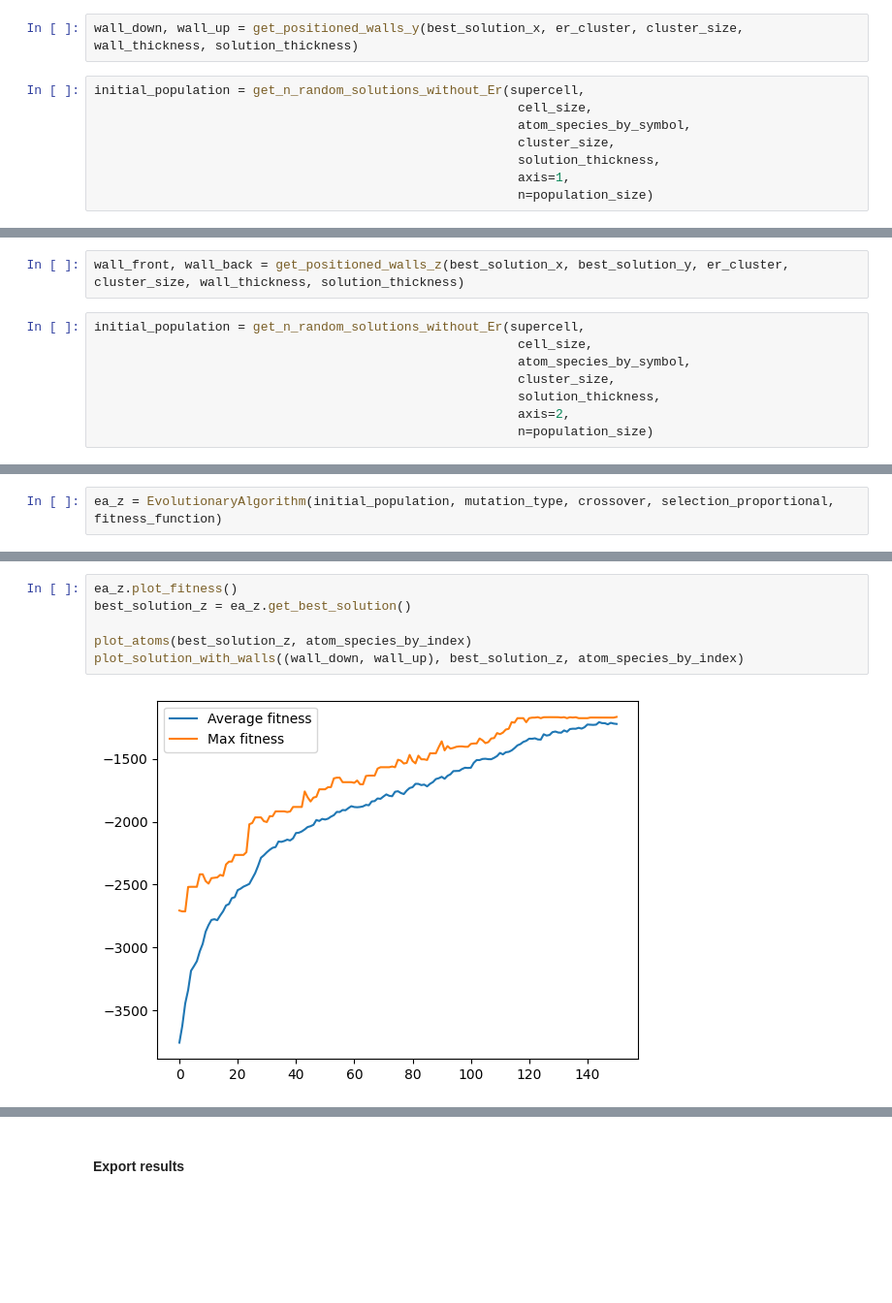
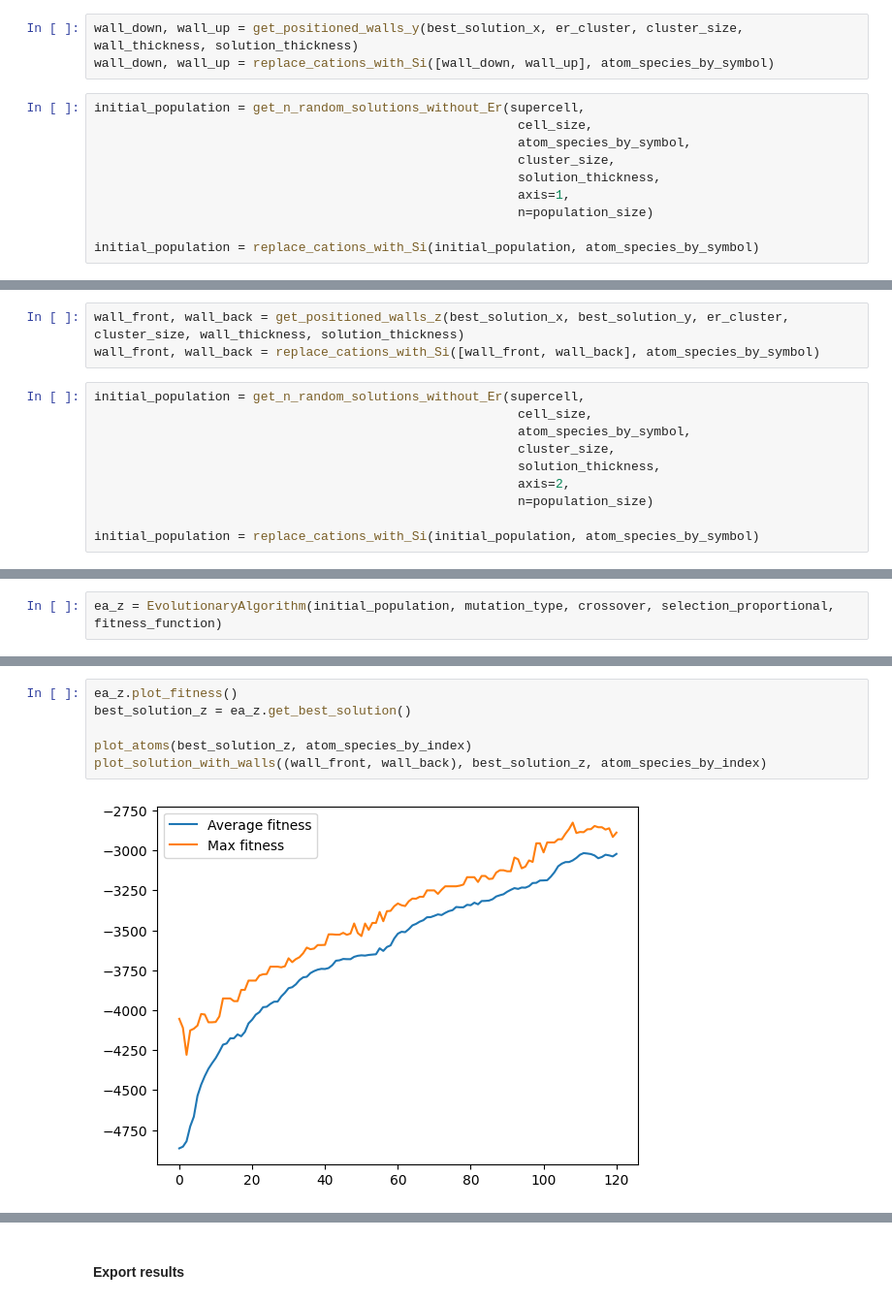
Before and after one commit to tyrrr-aj/glass-cluster, a Jupyter notebook: glass-evolution.ipynb, the cells around one changed output, grey strips where cells are left out. Shown: that part at 97% size. Cells and saved outputs as stored; diff of their text form; blank space fills up the shorter version.

```diff
--- a/glass-evolution.ipynb
+++ b/glass-evolution.ipynb
@@ -729,6 +962,7 @@ plot_solution_with_walls((wall_left, wall_right), best_solution_x, atom_species_
 ####  Y-axis
 # %%
 wall_down, wall_up = get_positioned_walls_y(best_solution_x, er_cluster, cluster_size, wall_thickness, solution_thickness)
+wall_down, wall_up = replace_cations_with_Si([wall_down, wall_up], atom_species_by_symbol)
 # %%
 initial_population = get_n_random_solutions_without_Er(supercell,
                                                         cell_size,
@@ -737,6 +971,8 @@ initial_population = get_n_random_solutions_without_Er(supercell,
                                                         solution_thickness,
                                                         axis=1,
                                                         n=population_size)
+
+initial_population = replace_cations_with_Si(initial_population, atom_species_by_symbol)
 # %%
 mutation_type = lambda offspring: random_mutation(mutation_probabilities, offspring, cluster_size, solution_thickness, atom_species_by_symbol, axis=1)
 # %%
@@ -768,6 +1004,7 @@ plot_solution_with_walls((wall_down, wall_up), best_solution_y, atom_species_by_
 ####  Z-axis
 # %%
 wall_front, wall_back = get_positioned_walls_z(best_solution_x, best_solution_y, er_cluster, cluster_size, wall_thickness, solution_thickness)
+wall_front, wall_back = replace_cations_with_Si([wall_front, wall_back], atom_species_by_symbol)
 # %%
 initial_population = get_n_random_solutions_without_Er(supercell,
                                                         cell_size,
@@ -776,6 +1013,8 @@ initial_population = get_n_random_solutions_without_Er(supercell,
                                                         solution_thickness,
                                                         axis=2,
                                                         n=population_size)
+
+initial_population = replace_cations_with_Si(initial_population, atom_species_by_symbol)
 # %%
 mutation_type = lambda offspring: random_mutation(mutation_probabilities, offspring, cluster_size, solution_thickness, atom_species_by_symbol, axis=2)
 # %%
@@ -802,8 +1039,8 @@ Evolution ran for  150 generations, reached best fitness of  -1166.8853901911452
 # %%
 ea_z.plot_fitness()
 best_solution_z = ea_z.get_best_solution()
 
 plot_atoms(best_solution_z, atom_species_by_index)
-plot_solution_with_walls((wall_down, wall_up), best_solution_z, atom_species_by_index)
+plot_solution_with_walls((wall_front, wall_back), best_solution_z, atom_species_by_index)
 # %% [output]
-[figure, old version]
+[figure, new version]
```
Also changed, not shown: parts of 22 cells of this notebook.
